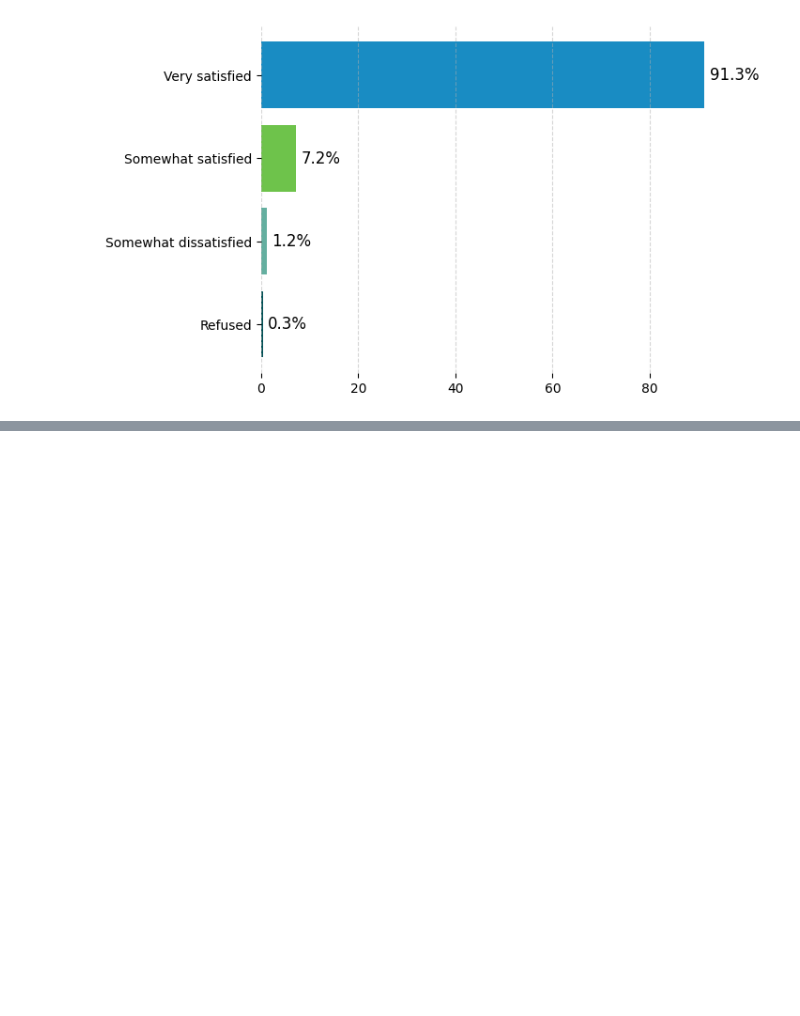
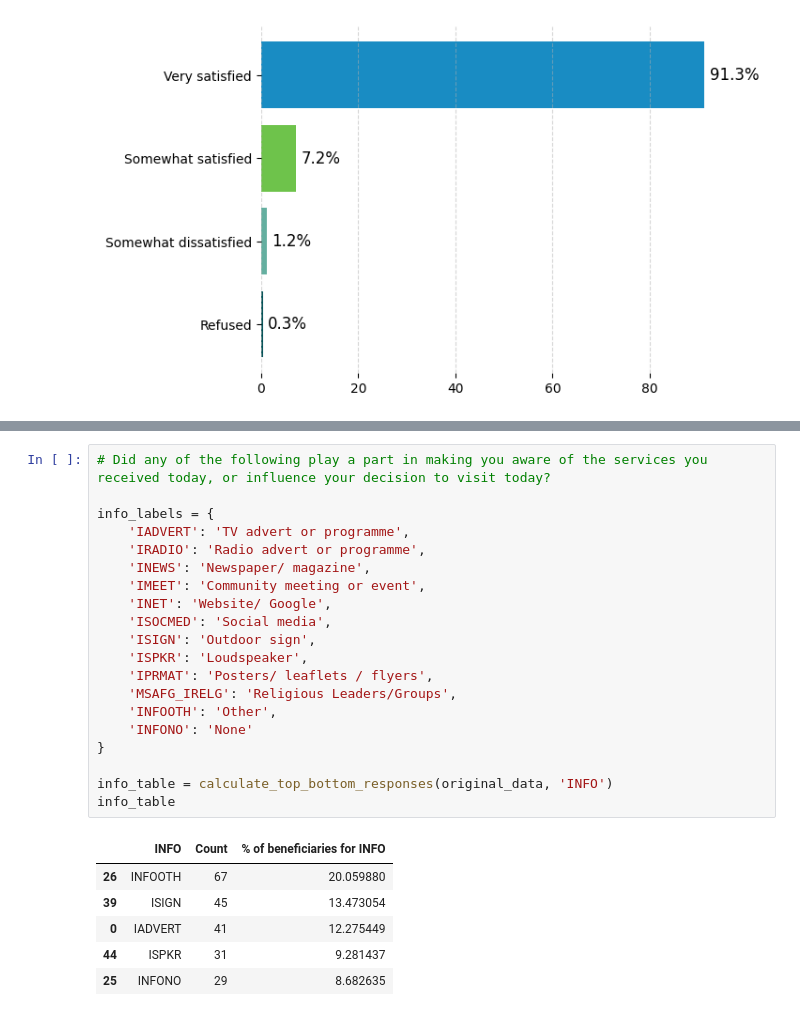
Before and after one commit to Mirwais-Farahi/MSIHealthServiceAnalytics, a Jupyter notebook: notebooks/03_Descriptive_Analysis.ipynb, the cells around one changed output, grey strips where cells are left out. Saved outputs shown, nothing was run; the diff lists cells and outputs as text; blank space fills up the shorter version.

```diff
--- a/notebooks/03_Descriptive_Analysis.ipynb
+++ b/notebooks/03_Descriptive_Analysis.ipynb
@@ -1542,0 +1615,27 @@ plot_satisfaction_chart(original_data, 'GEN_SAT', 'Overall, how satisfied are yo
+# %%
+# Did any of the following play a part in making you aware of the services you received today, or influence your decision to visit today?
+
+info_labels = {
+    'IADVERT': 'TV advert or programme',
+    'IRADIO': 'Radio advert or programme',
+    'INEWS': 'Newspaper/ magazine',
+    'IMEET': 'Community meeting or event',
+    'INET': 'Website/ Google',
+    'ISOCMED': 'Social media',
+    'ISIGN': 'Outdoor sign',
+    'ISPKR': 'Loudspeaker',
+    'IPRMAT': 'Posters/ leaflets / flyers',
+    'MSAFG_IRELG': 'Religious Leaders/Groups',
+    'INFOOTH': 'Other',
+    'INFONO': 'None'
+}
+
+info_table = calculate_top_bottom_responses(original_data, 'INFO')
+info_table
+# %% [output]
+|  | INFO | Count | % of beneficiaries for INFO |
+| 26 | INFOOTH | 67 | 20.059880 |
+| 39 | ISIGN | 45 | 13.473054 |
+| 0 | IADVERT | 41 | 12.275449 |
+| 44 | ISPKR | 31 | 9.281437 |
+| 25 | INFONO | 29 | 8.682635 |
```
Also changed, not shown: parts of 5 cells of this notebook.
